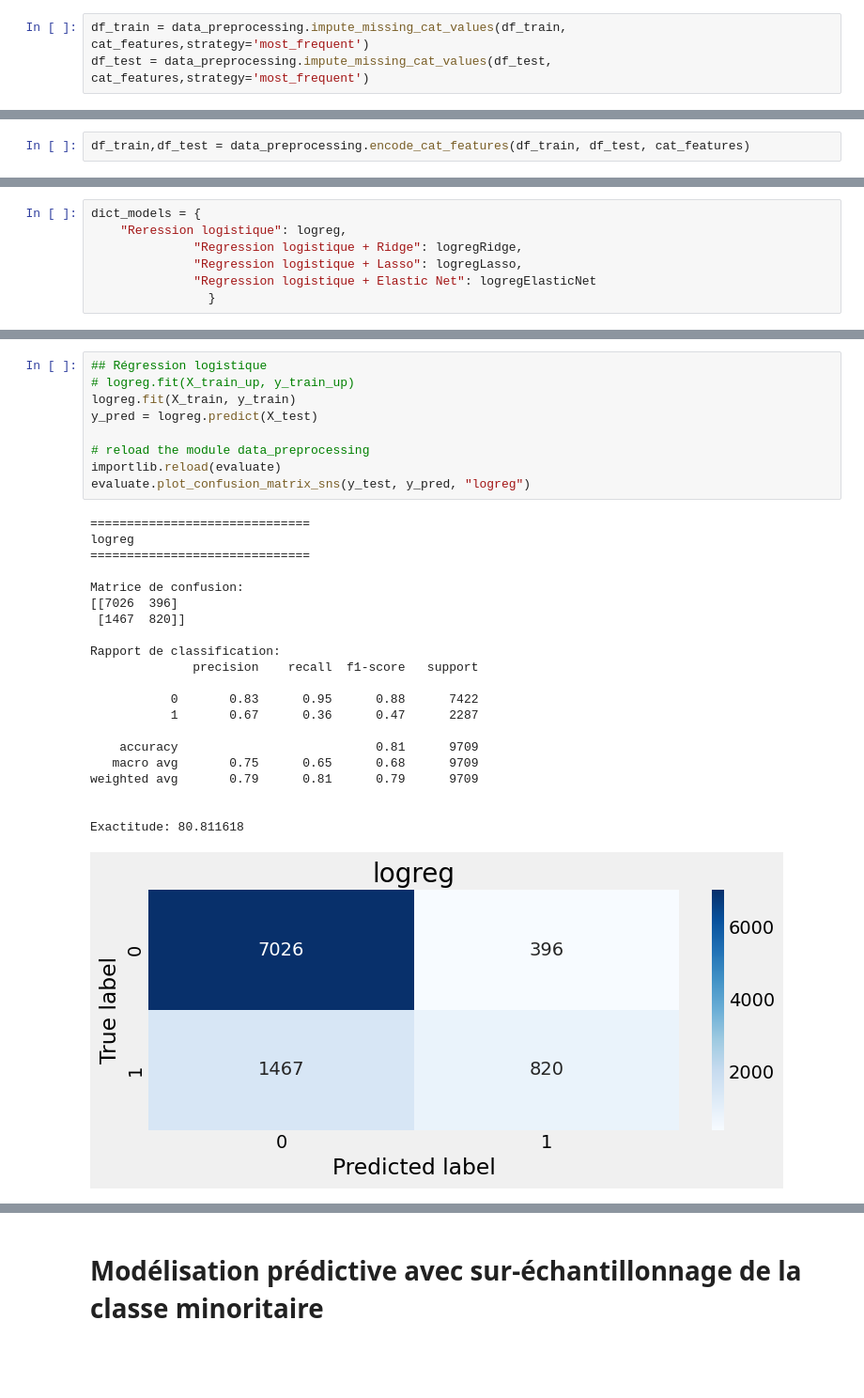
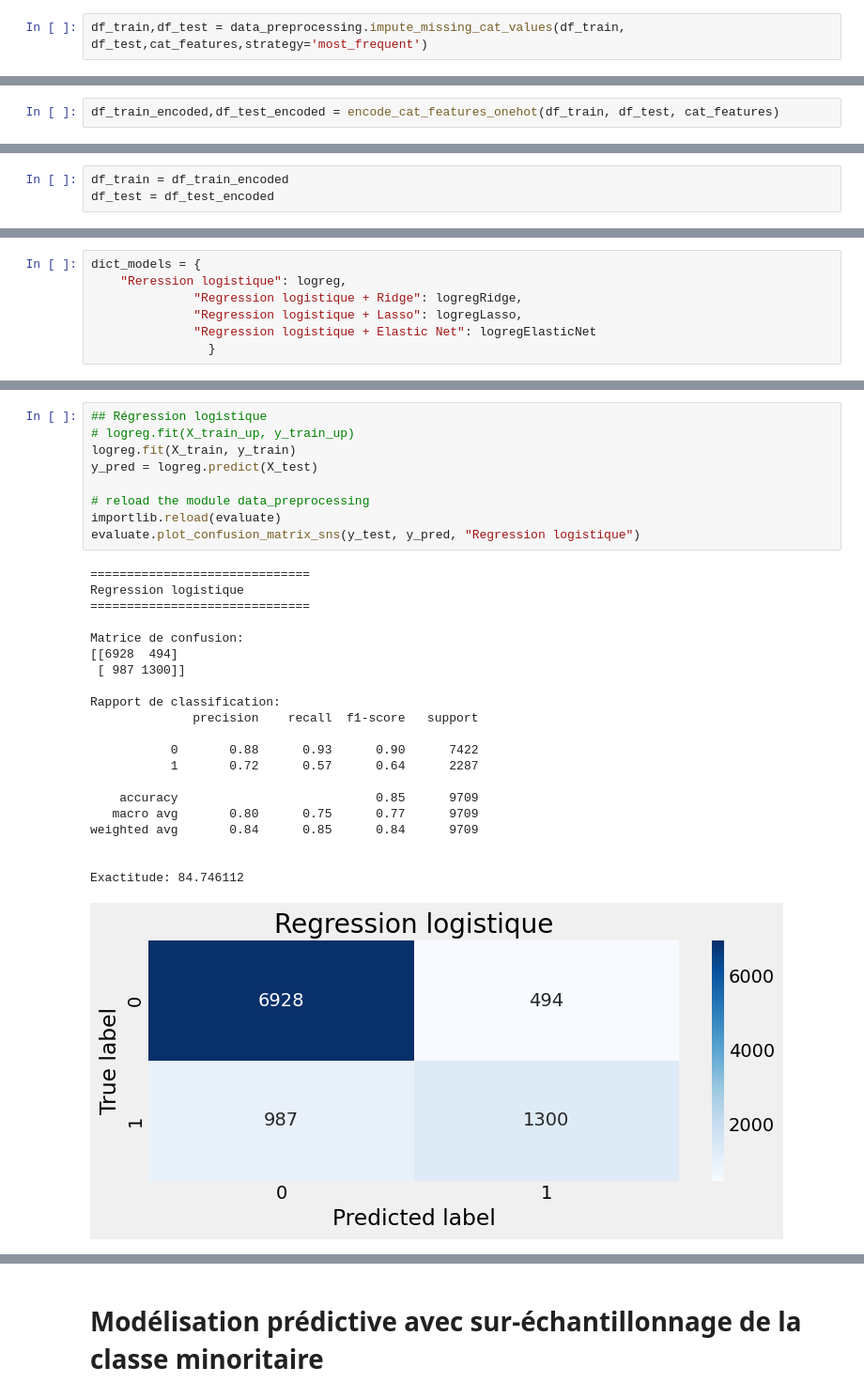
Before and after one commit to jrafei/income-prediction, a Jupyter notebook: notebooks/RegLog.ipynb, the cells around one changed output, grey strips where cells are left out. Shown at 94% size. Cells and saved outputs as stored; diff of their text form; blank space fills up the shorter version.

Commit message:
testReg+add_functions_preprocess

```diff
--- a/notebooks/RegLog.ipynb
+++ b/notebooks/RegLog.ipynb
@@ -101,3 +110,2 @@ cont_features = data_preprocessing.get_cont_features(df)
 # %%
-df_train = data_preprocessing.impute_missing_cat_values(df_train, cat_features,strategy='most_frequent')
-df_test = data_preprocessing.impute_missing_cat_values(df_test, cat_features,strategy='most_frequent')
+df_train,df_test = data_preprocessing.impute_missing_cat_values(df_train, df_test,cat_features,strategy='most_frequent')
@@ -104,7 +121,5 @@ df_test = data_preprocessing.impute_missing_cat_values(df_test, cat_features,str
 # %%
 df_train,df_test = data_preprocessing.standardize(df_train, df_test, cont_features)
-# %%
-df_train,df_test = data_preprocessing.encode_cat_features(df_train, df_test, cat_features)
 # %%
 df_train.head()
 # %% [output]
@@ -116,0 +132,2 @@ df_train.head()
+# %%
+df_train_encoded,df_test_encoded = encode_cat_features_onehot(df_train, df_test, cat_features)
@@ -116,0 +138,3 @@ df_train.head()
+# %%
+df_train = df_train_encoded
+df_test = df_test_encoded
@@ -152,34 +176,34 @@ X_test.shape
 # %%
 ## Régression logistique
 # logreg.fit(X_train_up, y_train_up)
 logreg.fit(X_train, y_train)
 y_pred = logreg.predict(X_test)
 
 # reload the module data_preprocessing
 importlib.reload(evaluate)
-evaluate.plot_confusion_matrix_sns(y_test, y_pred, "logreg")
+evaluate.plot_confusion_matrix_sns(y_test, y_pred, "Regression logistique")
 # %% [output]
 ==============================
-logreg
+Regression logistique
 ==============================
 
 Matrice de confusion:
-[[7026  396]
- [1467  820]]
+[[6928  494]
+ [ 987 1300]]
 
 Rapport de classification:
               precision    recall  f1-score   support
 
-           0       0.83      0.95      0.88      7422
-           1       0.67      0.36      0.47      2287
+           0       0.88      0.93      0.90      7422
+           1       0.72      0.57      0.64      2287
 
-    accuracy                           0.81      9709
-   macro avg       0.75      0.65      0.68      9709
-weighted avg       0.79      0.81      0.79      9709
+    accuracy                           0.85      9709
+   macro avg       0.80      0.75      0.77      9709
+weighted avg       0.84      0.85      0.84      9709
 
 
-Exactitude: 80.811618
+Exactitude: 84.746112
-[figure, old version]
+[figure, new version]
 # %%
 ## régression logistique + Lasso
 logregLasso.fit(X_train, y_train)
```
Also changed, not shown: parts of 49 cells of this notebook, 11 other files.
